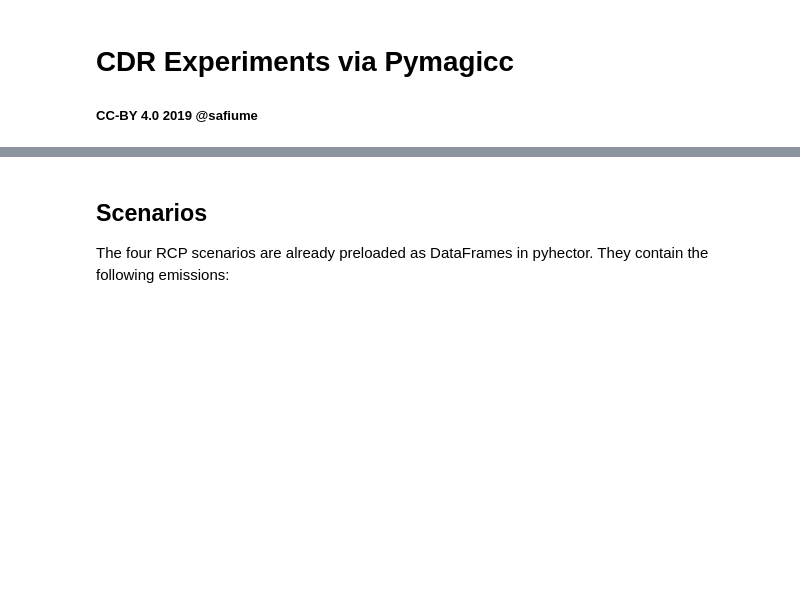
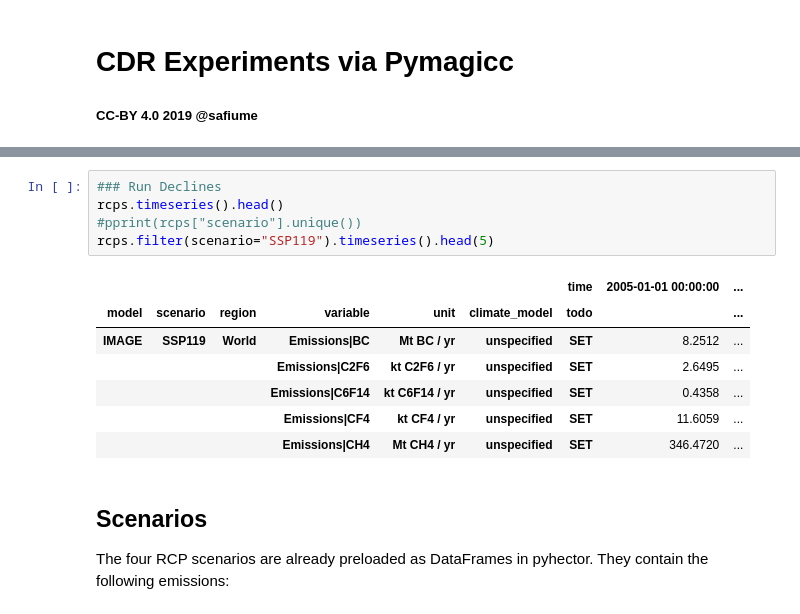
Before and after one commit to hsbay/cdrmex, a Jupyter notebook: ONCtests.ipynb, the cells around one changed output, grey strips where cells are left out. Drawn from its saved outputs; the diff is of its cells as text; blank space fills up the shorter version.

```diff
--- a/ONCtests.ipynb
+++ b/ONCtests.ipynb
@@ -58,3 +81,16 @@ print(declines["lmin"]["time"].tail(1))
+# %%
+### Run Declines
+rcps.timeseries().head()
+#pprint(rcps["scenario"].unique())
+rcps.filter(scenario="SSP119").timeseries().head(5)
+# %% [output]
+|  |  |  |  |  |  | time | 2005-01-01 00:00:00 | ... |
+| model | scenario | region | variable | unit | climate_model | todo |  | ... |
+| IMAGE | SSP119 | World | Emissions|BC | Mt BC / yr | unspecified | SET | 8.2512 | ... |
+|  |  |  | Emissions|C2F6 | kt C2F6 / yr | unspecified | SET | 2.6495 | ... |
+|  |  |  | Emissions|C6F14 | kt C6F14 / yr | unspecified | SET | 0.4358 | ... |
+|  |  |  | Emissions|CF4 | kt CF4 / yr | unspecified | SET | 11.6059 | ... |
+|  |  |  | Emissions|CH4 | Mt CH4 / yr | unspecified | SET | 346.4720 | ... |
 # %% [markdown]
 ## Scenarios
 
```
Also changed, not shown: parts of 25 cells of this notebook.
